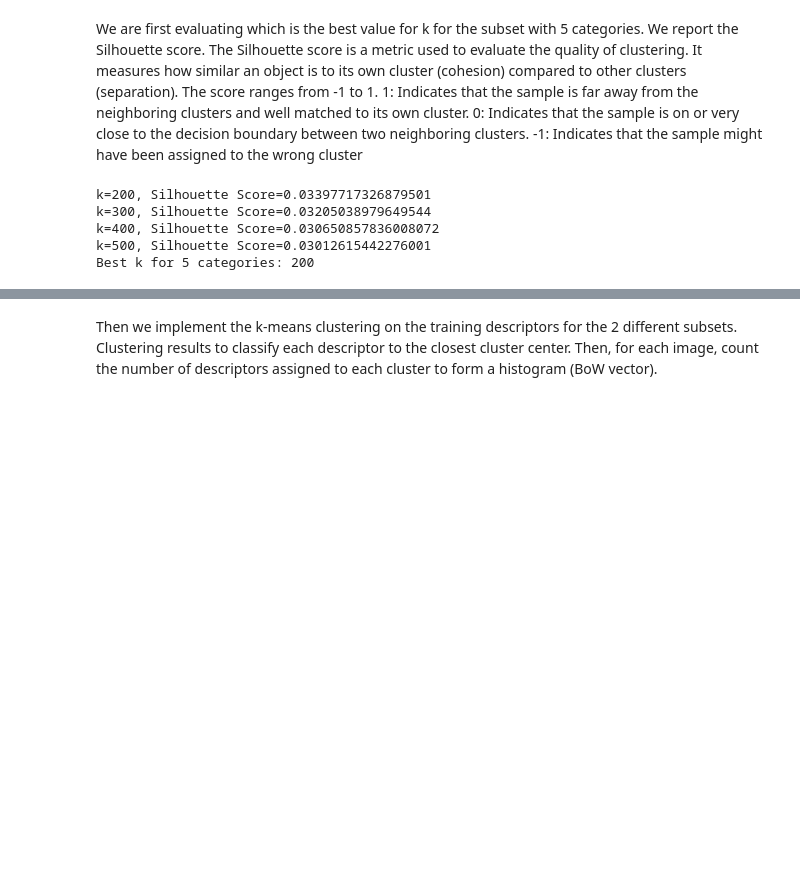
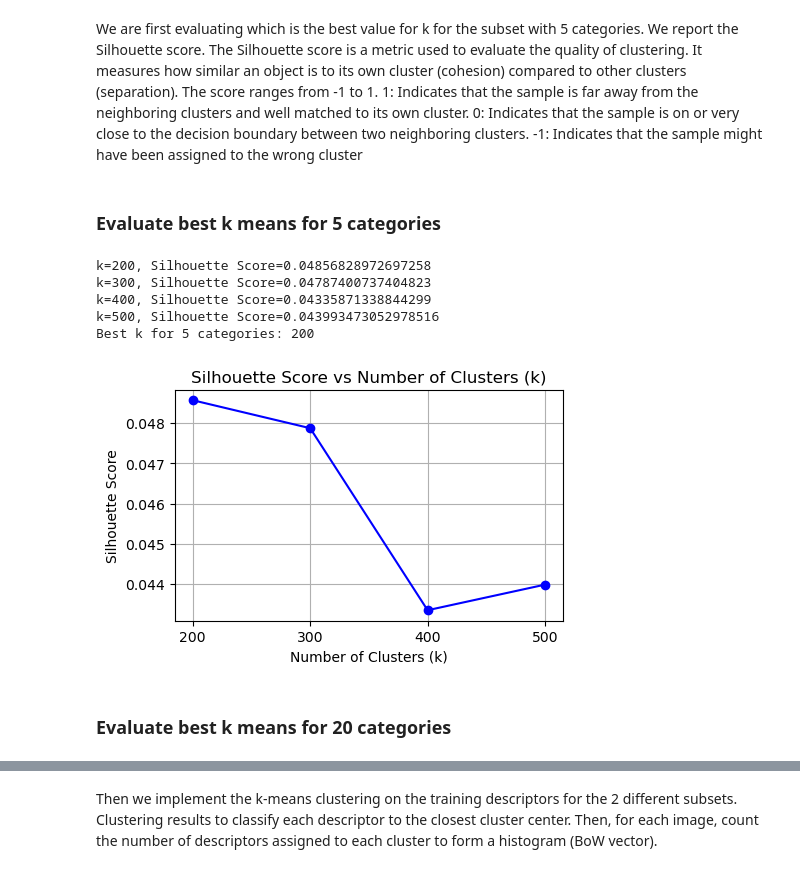
Before and after one commit to JoostKeiren/vision-and-image-proccessing-assingment-4-re-exam, a Jupyter notebook: A4.ipynb, the cells around one changed output, grey strips where cells are left out. Saved outputs shown, nothing was run; the diff lists cells and outputs as text; code cells hidden in the pictures; blank space fills up the shorter version.

Commit message:
silhouette test for 20 categories

```diff
--- a/A4.ipynb
+++ b/A4.ipynb
@@ -182,7 +187,13 @@ image training set.
 # %% [markdown]
 We are first evaluating which is the best value for k for the subset with 5 categories. We report the Silhouette score.
 The Silhouette score is a metric used to evaluate the quality of clustering. It measures how similar an object is to its own cluster (cohesion) compared to other clusters (separation). The score ranges from -1 to 1. 1: Indicates that the sample is far away from the neighboring clusters and well matched to its own cluster. 0: Indicates that the sample is on or very close to the decision boundary between two neighboring clusters. -1: Indicates that the sample might have been assigned to the wrong cluster
+# %% [markdown]
+### Evaluate best k means for 5 categories
 # %%
+from sklearn.decomposition import PCA
+
+scores_5_cat = []
+
 def evaluate_k_means(descriptors, k_values):
     best_k = None
     best_score = -1
@@ -190,18 +201,38 @@ def evaluate_k_means(descriptors, k_values):
         kmeans = KMeans(n_clusters=k, random_state=0).fit(descriptors)
         labels = kmeans.labels_
         score = silhouette_score(descriptors, labels)
+        scores_5_cat.append(score)
         print(f'k={k}, Silhouette Score={score}')
         if score > best_score:
             best_score = score
             best_k = k
     return best_k
 
+# Reduces noise in feature space
+pca = PCA(n_components=50)
+reduced_descriptors = pca.fit_transform(train_descriptors_matrix_small)
+
 k_values_5cat = range(200, 501, 100)
-best_k_5cat = evaluate_k_means(train_descriptors_matrix_small, k_values_5cat)
+best_k_5cat = evaluate_k_means(reduced_descriptors, k_values_5cat)
 print(f'Best k for 5 categories: {best_k_5cat}')
 # %% [output]
-k=200, Silhouette Score=0.03397717326879501
-k=300, Silhouette Score=0.03205038979649544
-k=400, Silhouette Score=0.030650857836008072
-k=500, Silhouette Score=0.03012615442276001
+k=200, Silhouette Score=0.04856828972697258
+k=300, Silhouette Score=0.04787400737404823
+k=400, Silhouette Score=0.04335871338844299
+k=500, Silhouette Score=0.043993473052978516
 Best k for 5 categories: 200
+# %%
+import matplotlib.pyplot as plt
+
+plt.figure(figsize=(5, 3))
+plt.plot(k_values_5cat, scores_5_cat, marker='o', linestyle='-', color='b')
+plt.xlabel('Number of Clusters (k)')
+plt.ylabel('Silhouette Score')
+plt.title('Silhouette Score vs Number of Clusters (k)')
+plt.xticks(k_values_5cat)
+plt.grid(True)
+plt.show()
+# %% [output]
+[figure, added]
+# %% [markdown]
+### Evaluate best k means for 20 categories
```
Also changed, not shown: parts of 9 cells of this notebook.
